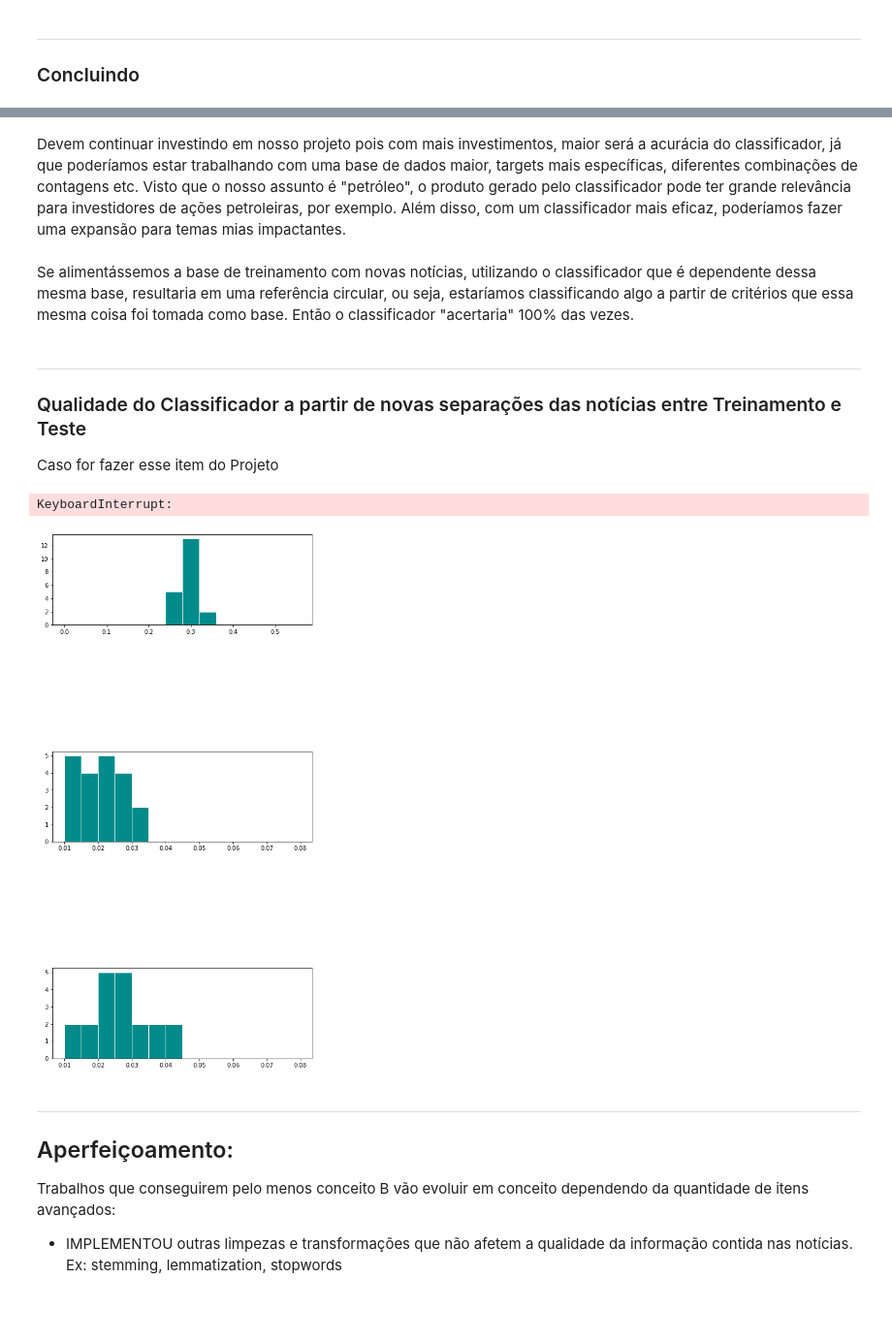
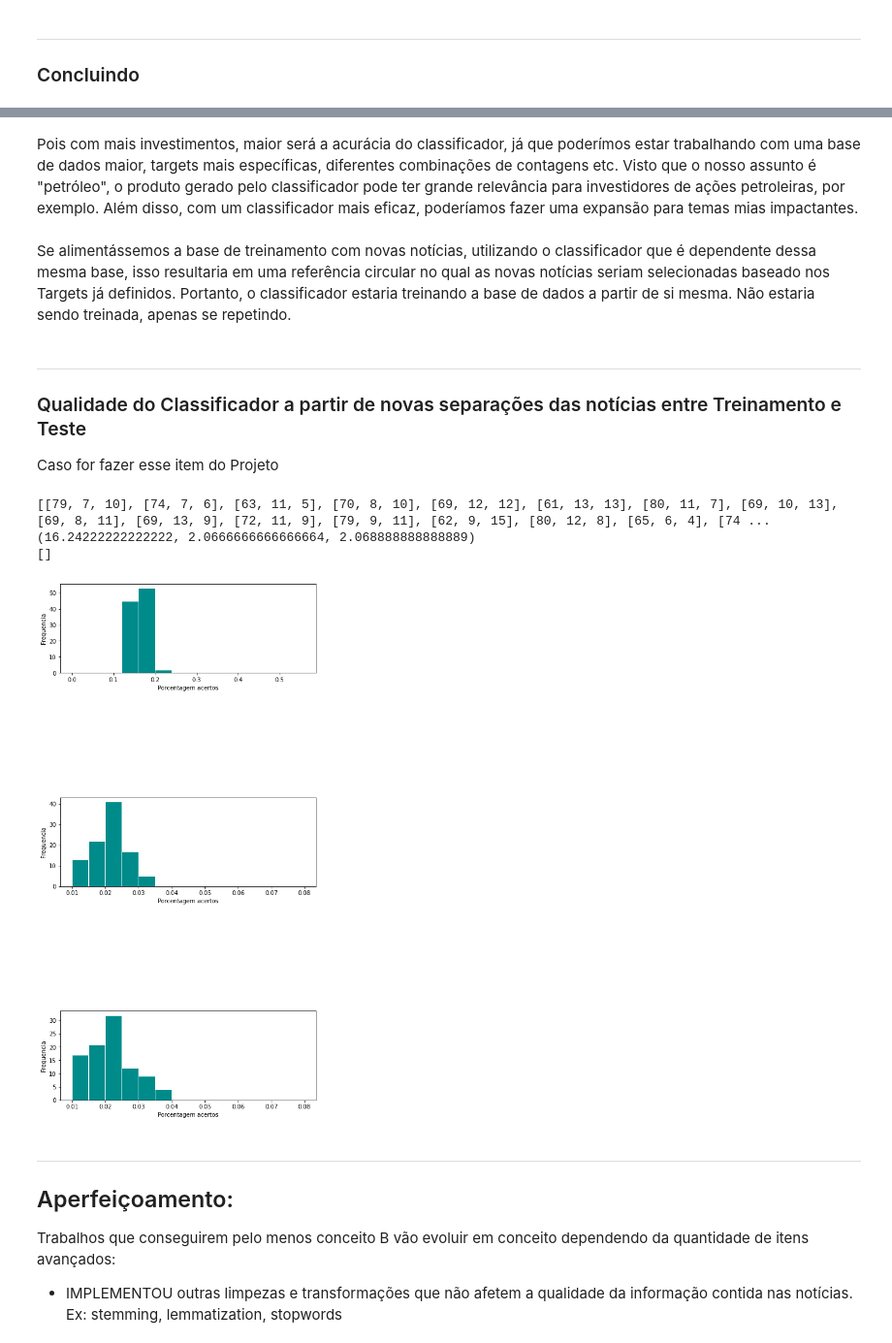
Before and after one commit to insper-classroom/22-2a-cd-p1-grupo_rodrigol5, a Jupyter notebook: notebooks/relatorio.ipynb, the cells around one changed output, grey strips where cells are left out. Shown: that part at 97% size. Saved outputs shown, nothing was run; the diff lists cells and outputs as text; code cells hidden in the pictures; blank space fills up the shorter version.

```diff
--- a/notebooks/relatorio.ipynb
+++ b/notebooks/relatorio.ipynb
@@ -248,7 +249,9 @@ Por se tratar de um site de notícias financeiro, não é esperado tantas notíc
 # %% [markdown]
-Devem continuar investindo em nosso projeto pois com mais investimentos, maior será a acurácia do classificador, já que poderíamos estar trabalhando com uma base de dados maior, targets mais específicas, diferentes combinações de contagens etc. Visto que o nosso assunto é "petróleo", o produto gerado pelo classificador pode ter grande relevância para investidores de ações petroleiras, por exemplo. Além disso, com um classificador mais eficaz, poderíamos fazer uma expansão para temas mias impactantes.
+Pois com mais investimentos, maior será a acurácia do classificador, já que poderímos estar trabalhando com uma base de dados maior, targets mais específicas, diferentes combinações de contagens etc. Visto que o nosso assunto é "petróleo", o produto gerado pelo classificador pode ter grande relevância para investidores de ações petroleiras, por exemplo. Além disso, com um classificador mais eficaz, poderíamos fazer uma expansão para temas mias impactantes.
 # %% [markdown]
-Se alimentássemos a base de treinamento com novas notícias, utilizando o classificador que é dependente dessa mesma base, resultaria em uma referência circular, ou seja, estaríamos classificando algo a partir de critérios que essa mesma coisa foi tomada como base. Então o classificador "acertaria" 100% das vezes.
+Se alimentássemos a base de treinamento com novas notícias, utilizando o classificador que é dependente dessa mesma base, isso resultaria
+em uma referência circular no qual as novas notícias seriam selecionadas baseado nos Targets já definidos.
+Portanto, o classificador estaria treinando a base de dados a partir de si mesma. Não estaria sendo treinada, apenas se repetindo.
 # %% [markdown]
 ___
 ### Qualidade do Classificador a partir de novas separações das notícias entre Treinamento e Teste
@@ -262,8 +265,8 @@ porcentagem_relevantes = []
 porcentagem_m_relevantes = []
 
 contador = 0
-
-while contador < 20:
+#Roda 100 vezes para testar a qualidade do classificador a partir de novas separações de notícias
+while contador < 100:
     train = pd.read_excel(filename, sheet_name = 'Treinamento')
     test = pd.read_excel(filename, sheet_name = 'Teste')
 
@@ -276,7 +279,9 @@ while contador < 20:
     from sklearn.model_selection import train_test_split
 
     #Duas novas bases de dados "train_novo" e "test_novo"
-    train_novo, test_novo = train_test_split(aleatorio, test_size=0.6)
+    train_novo, test_novo = train_test_split(aleatorio, test_size=0.4)
+
+
 
     train_novo.reset_index(drop=True, inplace=True)
     test_novo.reset_index(drop=True, inplace=True)
@@ -457,37 +462,40 @@ print(lista_essas_porcentagems)
 
 print(historico_acertos)
 # %% [output]
-KeyboardInterrupt:
+[[79, 7, 10], [74, 7, 6], [63, 11, 5], [70, 8, 10], [69, 12, 12], [61, 13, 13], [80, 11, 7], [69, 10, 13], [69, 8, 11], [69, 13, 9], [72, 11, 9], [79, 9, 11], [62, 9, 15], [80, 12, 8], [65, 6, 4], [74 ...
+(16.24222222222222, 2.0666666666666664, 2.068888888888889)
+[]
 # %%
 acertos_irrelevantes = pd.Series(porcentagem_irrelevantes)
 acertos_relevantes = pd.Series(porcentagem_relevantes)
 acertos_m_relevantes = pd.Series(porcentagem_m_relevantes)
 
-
-# Histograma da variável renda considerando faixas de AMPLITUDES IGUAIS
 faixa1 = np.arange(0,0.6,0.04)
 faixa2 = np.arange(0.01,0.08,0.005)
 fig = plt.figure(figsize=(8, 20))
 
 plt.subplot(611)
 plt.hist(acertos_irrelevantes, bins=faixa1, color='darkcyan', edgecolor='white')
 plt.title('')
-plt.ylabel('')
+plt.ylabel('Frequencia')
+plt.xlabel('Porcentagem acertos')
 
 plt.subplot(613)
 plt.hist(acertos_relevantes, bins=faixa2, color='darkcyan', edgecolor='white')
 plt.title('')
-plt.ylabel('')
+plt.ylabel('Frequencia')
+plt.xlabel('Porcentagem acertos')
 
 plt.subplot(615)
 plt.hist(acertos_m_relevantes, bins=faixa2, color='darkcyan', edgecolor='white')
 plt.title('')
-plt.ylabel('')
+plt.ylabel('Frequencia')
+plt.xlabel('Porcentagem acertos')
 
 
 plt.show()
 # %% [output]
-[figure, old version]
+[figure, new version]
 # %% [markdown]
 ___
 ## Aperfeiçoamento:
```
Also changed, not shown: parts of 7 cells of this notebook.
